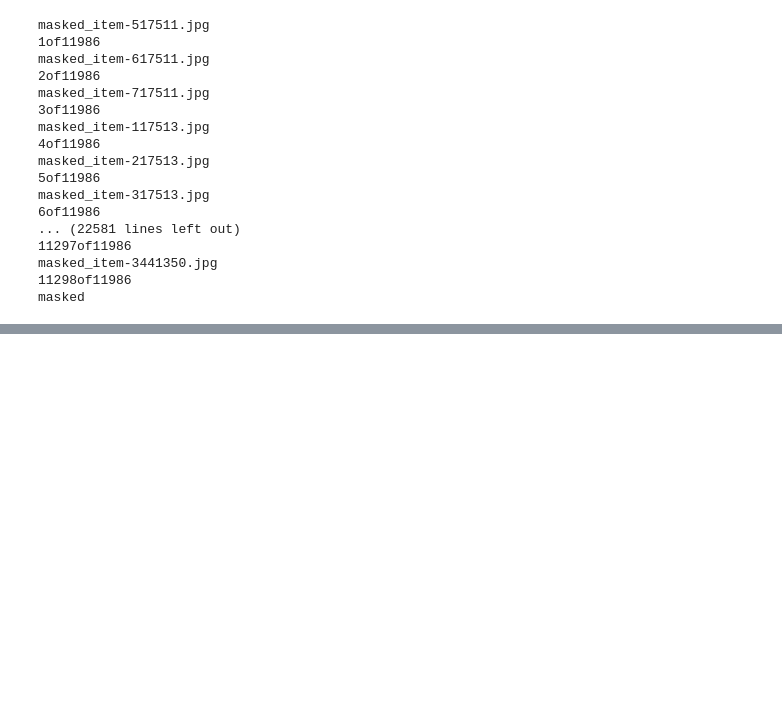
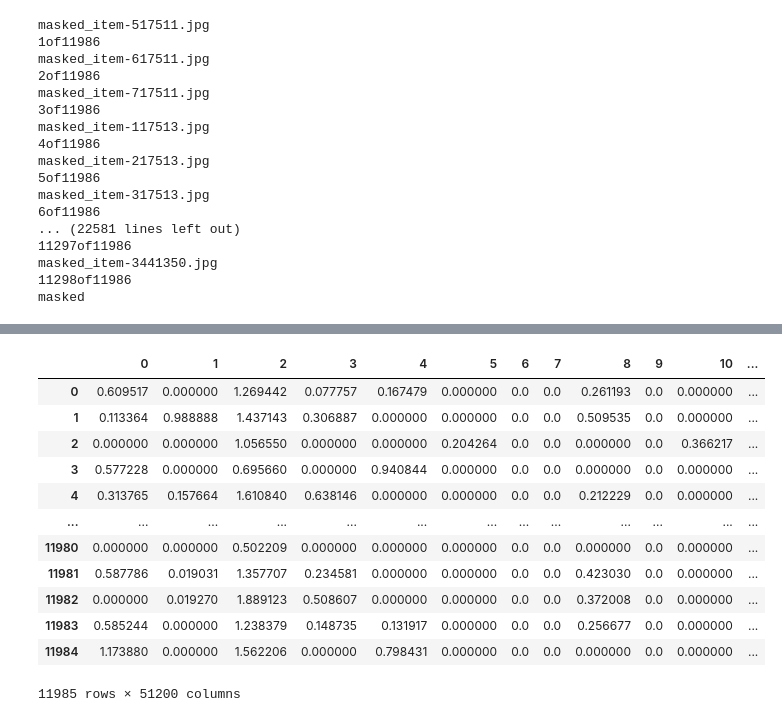
Before and after one commit to jimmyjoy43/Insight_project, a Jupyter notebook: feature_extractor_colabwithlocal.ipynb, the cells around one changed output, grey strips where cells are left out. Saved outputs shown, nothing was run; the diff lists cells and outputs as text; code cells hidden in the pictures; blank space fills up the shorter version.

```diff
--- a/feature_extractor_colabwithlocal.ipynb
+++ b/feature_extractor_colabwithlocal.ipynb
@@ -466,0 +527,4 @@ mf_features=pd.DataFrame(INV3_feature_list_np)
+# %%
+import pandas as pd
+
+mf_features_all=pd.read_csv('mf__features_all.csv')
@@ -466,0 +543,17 @@ mf_features=pd.DataFrame(INV3_feature_list_np)
+# %%
+mf_features_all.drop(columns=['Unnamed: 0'], inplace = True)
+mf_features_all
+# %% [output]
+|  | 0 | 1 | 2 | 3 | 4 | 5 | 6 | 7 | 8 | 9 | 10 | ... |
+| 0 | 0.609517 | 0.000000 | 1.269442 | 0.077757 | 0.167479 | 0.000000 | 0.0 | 0.0 | 0.261193 | 0.0 | 0.000000 | ... |
+| 1 | 0.113364 | 0.988888 | 1.437143 | 0.306887 | 0.000000 | 0.000000 | 0.0 | 0.0 | 0.509535 | 0.0 | 0.000000 | ... |
+| 2 | 0.000000 | 0.000000 | 1.056550 | 0.000000 | 0.000000 | 0.204264 | 0.0 | 0.0 | 0.000000 | 0.0 | 0.366217 | ... |
+| 3 | 0.577228 | 0.000000 | 0.695660 | 0.000000 | 0.940844 | 0.000000 | 0.0 | 0.0 | 0.000000 | 0.0 | 0.000000 | ... |
+| 4 | 0.313765 | 0.157664 | 1.610840 | 0.638146 | 0.000000 | 0.000000 | 0.0 | 0.0 | 0.212229 | 0.0 | 0.000000 | ... |
+| ... | ... | ... | ... | ... | ... | ... | ... | ... | ... | ... | ... | ... |
+| 11980 | 0.000000 | 0.000000 | 0.502209 | 0.000000 | 0.000000 | 0.000000 | 0.0 | 0.0 | 0.000000 | 0.0 | 0.000000 | ... |
+| 11981 | 0.587786 | 0.019031 | 1.357707 | 0.234581 | 0.000000 | 0.000000 | 0.0 | 0.0 | 0.423030 | 0.0 | 0.000000 | ... |
+| 11982 | 0.000000 | 0.019270 | 1.889123 | 0.508607 | 0.000000 | 0.000000 | 0.0 | 0.0 | 0.372008 | 0.0 | 0.000000 | ... |
+| 11983 | 0.585244 | 0.000000 | 1.238379 | 0.148735 | 0.131917 | 0.000000 | 0.0 | 0.0 | 0.256677 | 0.0 | 0.000000 | ... |
+| 11984 | 1.173880 | 0.000000 | 1.562206 | 0.000000 | 0.798431 | 0.000000 | 0.0 | 0.0 | 0.000000 | 0.0 | 0.000000 | ... |
+11985 rows × 51200 columns
```
Also changed, not shown: parts of 24 cells of this notebook.
